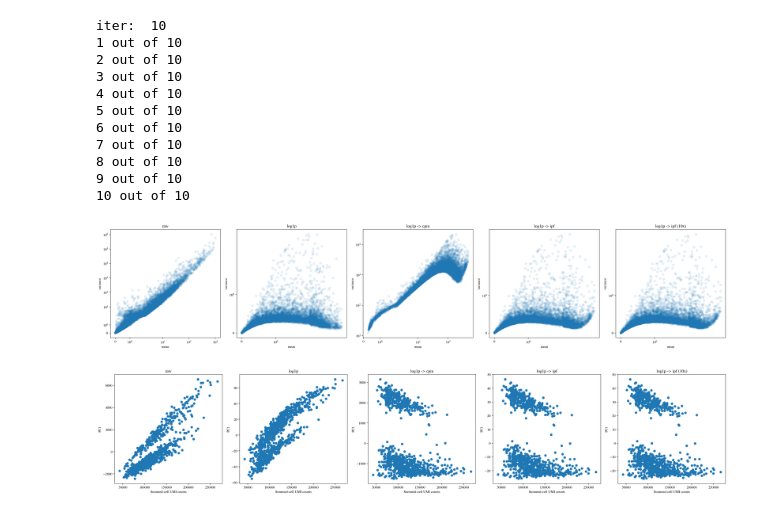
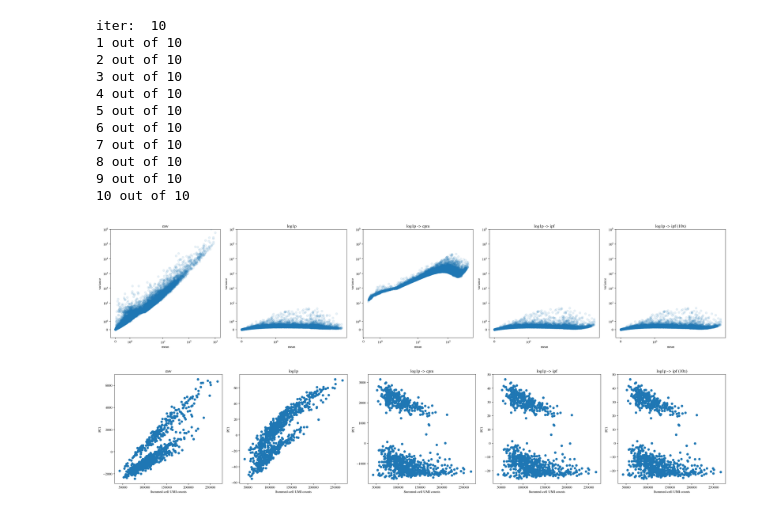
Before and after one commit to pachterlab/BHGP_2022, a Jupyter notebook: notebooks/comparison.ipynb, the cells around one changed output. Drawn from its saved outputs; the diff is of its cells as text; code cells hidden in the pictures.

```diff
--- a/notebooks/comparison.ipynb
+++ b/notebooks/comparison.ipynb
@@ -139,29 +139,30 @@ labels = ["raw", "log1p", "log1p -> cpm", "log1p -> ipf", "log1p -> ipf (10x)"]
 # %%
 # fix ylim
 n = len(matrices)
 fig, axs = plt.subplots(figsize=(5*n,5), ncols=n, constrained_layout=True)
 
 p = {
     "xlabel": "mean",
     "ylabel": "variance",
     "xscale": "symlog",
-    "yscale": "symlog"
+    "yscale": "symlog",
+    "ylim": (-1, 1e6)
 }
 
 for idx, matrix in enumerate(matrices):
 
   ax = axs[idx]
   title = labels[idx]
 
   x = np.mean(matrix, axis=0)
   y = np.var(matrix, axis=0)
   ax.scatter(x, y, alpha=0.1)
   p.update({"title": title})
   ax.set(**p)
 
 fig.show()
 # %% [output]
-[figure, old version]
+[figure, new version]
 # %%
 pcs = []
 for matrix in matrices:
```
Also changed, not shown: parts of 18 cells of this notebook.
